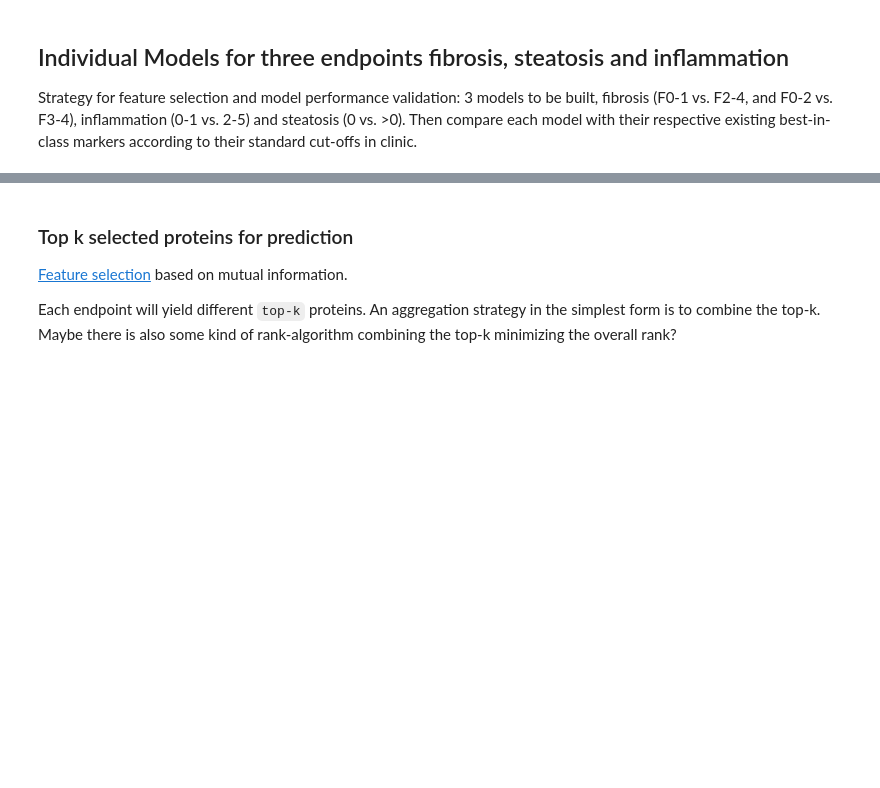
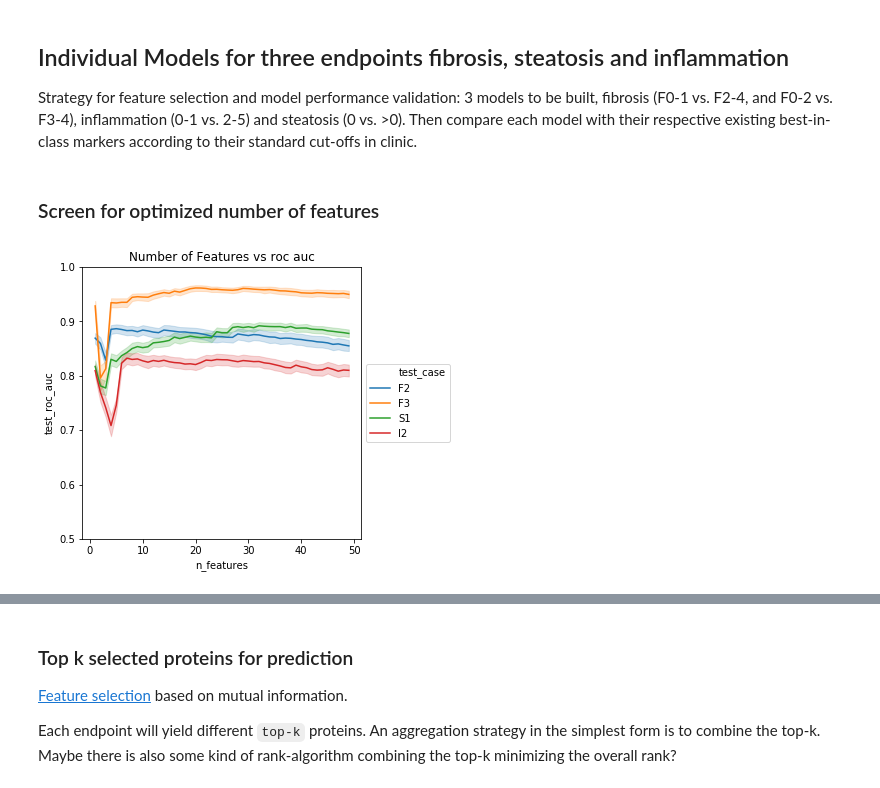
Before and after one commit to llniu/ALD-study, a Jupyter notebook: ald_analysis_hw.ipynb, the cells around one changed output, grey strips where cells are left out. Cells and saved outputs as stored; diff of their text form; code cells hidden in the pictures; blank space fills up the shorter version.

```diff
--- a/ald_analysis_hw.ipynb
+++ b/ald_analysis_hw.ipynb
@@ -351,5 +349,16 @@ data_plasma_filtered_log_imputed = data_plasma_filtered_log.apply(imputation_nor
 # %%
-assert data_plasma_filtered_log_imputed.loc['Q9Y6Z7', 'Plate1_A2'] - 9.770809 < 0.0001, 'Imputed value changed in comparison to previous run'
+SCALE_DATA = False
+if SCALE_DATA:
+    from sklearn.preprocessing import StandardScaler
+
+    scaler = StandardScaler()
+
+    data_plasma_filtered_log_imputed_np = scaler.fit_transform(data_plasma_filtered_log.values)
+    data_plasma_filtered_log_imputed = data_plasma_filtered_log.copy()
+    data_plasma_filtered_log_imputed.loc[:,:] = np.nan_to_num(data_plasma_filtered_log_imputed_np)
+else:
+    data_plasma_filtered_log_imputed = data_plasma_filtered_log.apply(imputation_normal_distribution)
+    assert data_plasma_filtered_log_imputed.loc['Q9Y6Z7', 'Plate1_A2'] - 9.770809 < 0.0001, 'Imputed value changed in comparison to previous run'
 # %%
 # ToDo: Look at distribution of imputed values vs non-imputed values by protein.
 # %%
@@ -1321,0 +1380,2 @@ Strategy for feature selection and model performance validation: 3 models to be
+# %% [markdown]
+### Screen for optimized number of features
@@ -1321,0 +1438,9 @@ Strategy for feature selection and model performance validation: 3 models to be
+# %%
+plt.figure(figsize=(5,5))
+sns.lineplot(x='n_features',y='test_roc_auc',hue='test_case', data=summary_n_features)
+plt.ylim([0.5,1])
+plt.legend(loc='center left', bbox_to_anchor=(1, 0.5))
+plt.title('Number of Features vs roc auc')
+plt.show()
+# %% [output]
+[figure, added]
```
Also changed, not shown: parts of 23 cells of this notebook, 1 other file.
